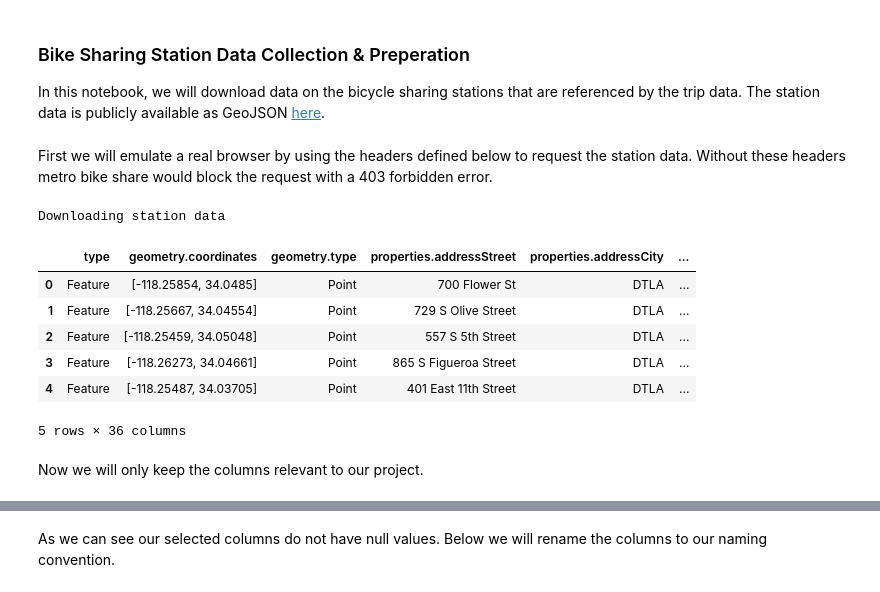
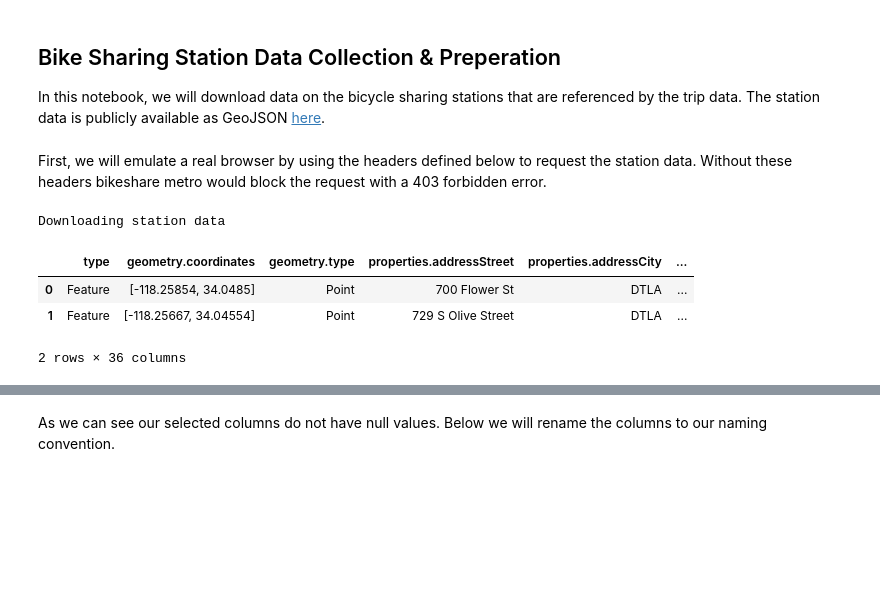
Before and after one commit to katekuian/aa_2021_magma, a Jupyter notebook: 01_data_collection_and_preparation/00_bike_sharing_stations.ipynb, the cells around one changed output, grey strips where cells are left out. Saved outputs shown, nothing was run; the diff lists cells and outputs as text; code cells hidden in the pictures; blank space fills up the shorter version.

Commit message:
Finalize and comment bike sharing stations notebook

```diff
--- a/01_data_collection_and_preparation/00_bike_sharing_stations.ipynb
+++ b/01_data_collection_and_preparation/00_bike_sharing_stations.ipynb
@@ -1,5 +1,5 @@
 # %% [markdown]
-### Bike Sharing Station Data Collection & Preperation
+## Bike Sharing Station Data Collection & Preperation
 In this notebook, we will download data on the bicycle sharing stations that are referenced by the trip data.
 The station data is publicly available as GeoJSON [here](http://bikeshare.metro.net/stations/json/).
 # %%
@@ -13,8 +13,8 @@ import re
 import ssl
 ssl._create_default_https_context = ssl._create_unverified_context
 # %% [markdown]
-First we will emulate a real browser by using the headers defined below to request the station data. Without these
-headers metro bike share would block the request with a 403 forbidden error.
+First, we will emulate a real browser by using the headers defined below to request the station data. Without these
+headers bikeshare metro would block the request with a 403 forbidden error.
 # %%
 headers = {'User-Agent': 'Mozilla/5.0 (X11; Linux x86_64) AppleWebKit/537.11 (KHTML, like Gecko) Chrome/23.0.1271.64 Safari/537.11',
        'Accept': 'text/html,application/xhtml+xml,application/xml;q=0.9,*/*;q=0.8',
@@ -39,14 +39,9 @@ if(not request_complete):
 Downloading station data
 # %%
 stations_df = pd.json_normalize(stations_data_json['features'])
-stations_df.head()
+stations_df.head(2)
 # %% [output]
 |  | type | geometry.coordinates | geometry.type | properties.addressStreet | properties.addressCity | ... |
 | 0 | Feature | [-118.25854, 34.0485] | Point | 700 Flower St | DTLA | ... |
 | 1 | Feature | [-118.25667, 34.04554] | Point | 729 S Olive Street | DTLA | ... |
-| 2 | Feature | [-118.25459, 34.05048] | Point | 557 S 5th Street | DTLA | ... |
-| 3 | Feature | [-118.26273, 34.04661] | Point | 865 S Figueroa Street | DTLA | ... |
-| 4 | Feature | [-118.25487, 34.03705] | Point | 401 East 11th Street | DTLA | ... |
-5 rows × 36 columns
+2 rows × 36 columns
-# %% [markdown]
-Now we will only keep the columns relevant to our project.
```
Also changed, not shown: parts of 6 cells of this notebook.
